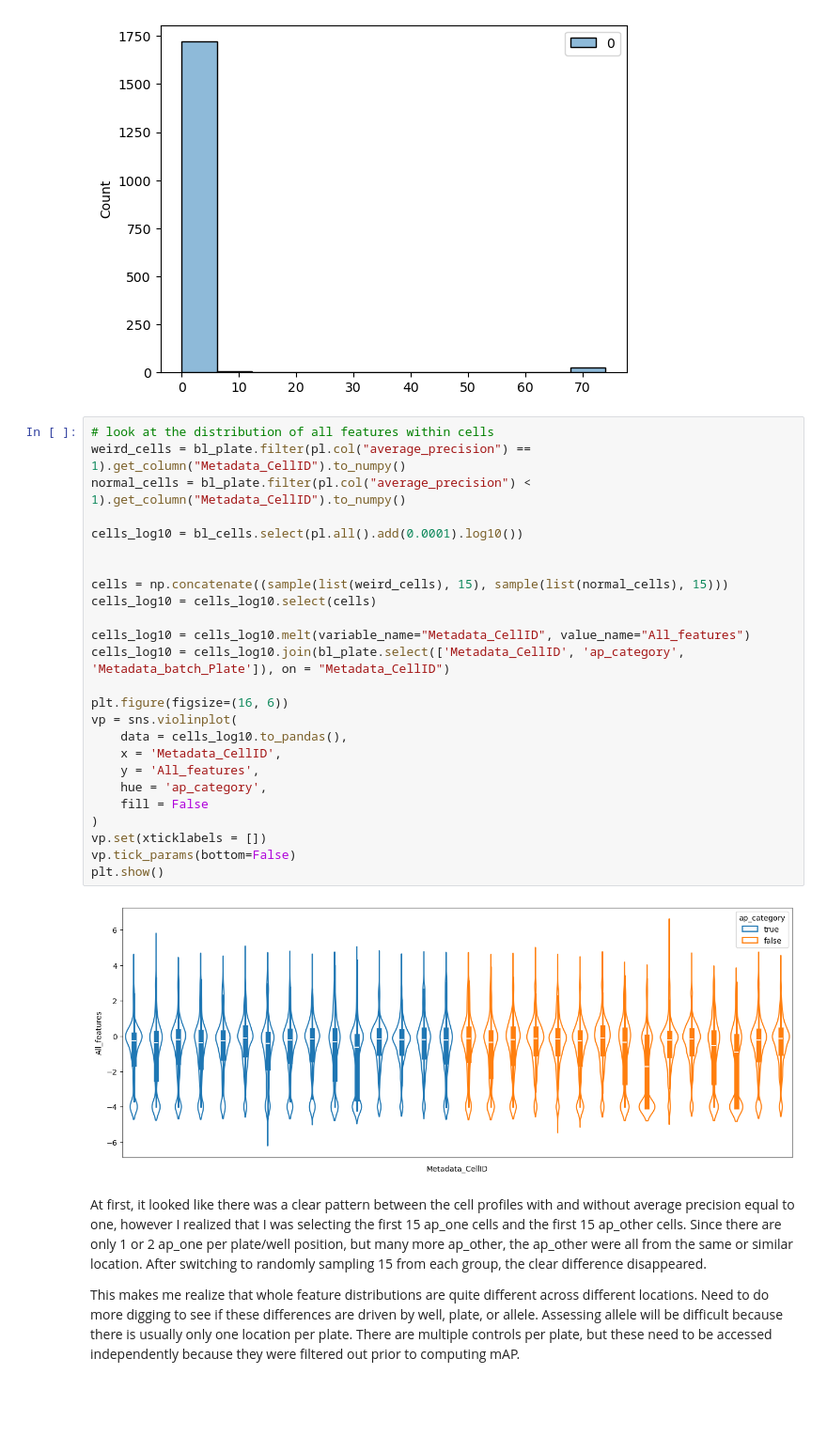
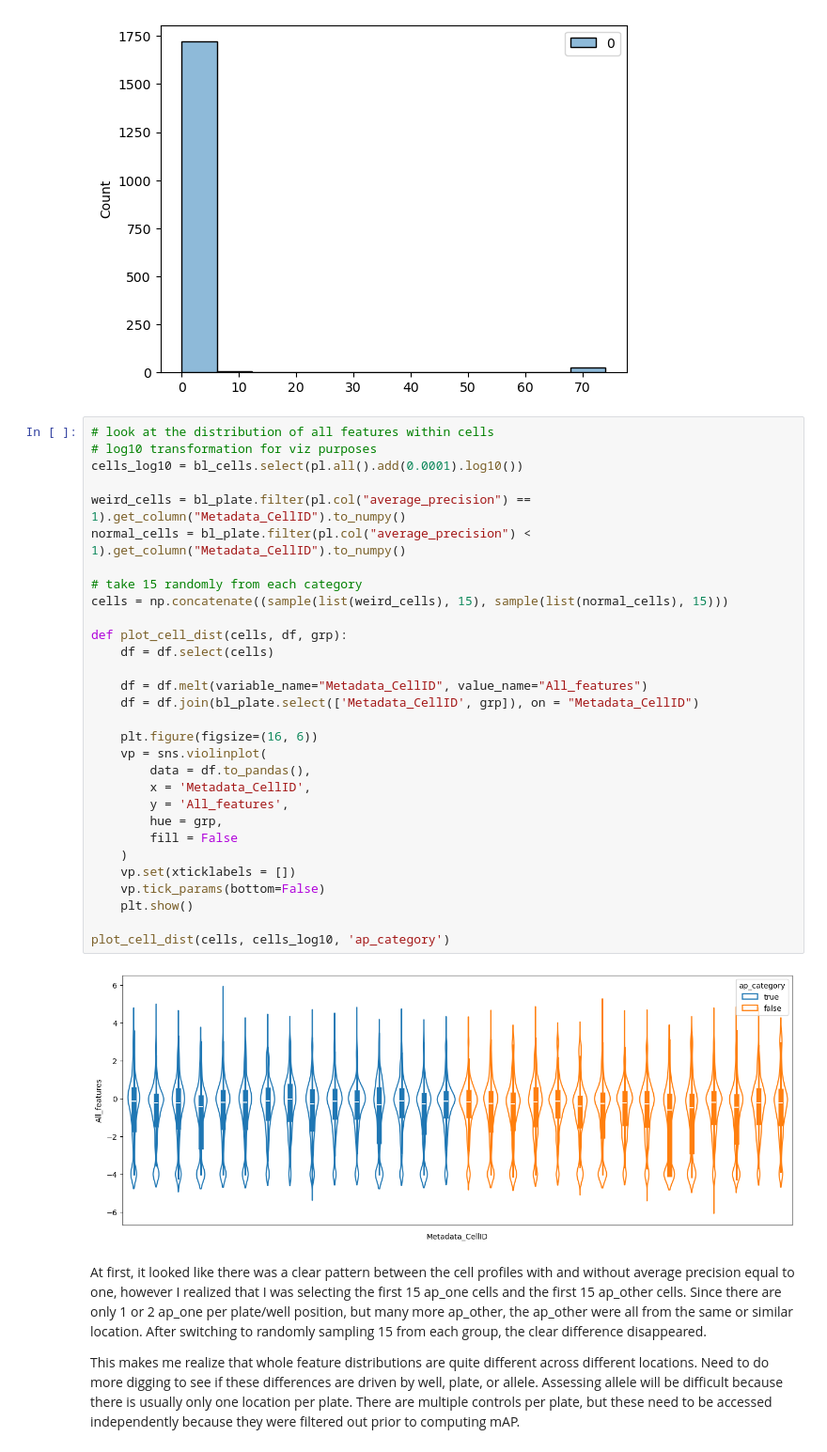
Before and after one commit to runxi-shen/2021_09_01_VarChAMP, a Jupyter notebook: 7.downstream_analysis_jess/notebooks/explore_map_results.ipynb, the cells around one changed output. Shown at 94% size. Drawn from its saved outputs; the diff is of its cells as text; blank space fills up the shorter version.

```diff
--- a/7.downstream_analysis_jess/notebooks/explore_map_results.ipynb
+++ b/7.downstream_analysis_jess/notebooks/explore_map_results.ipynb
@@ -215,31 +234,36 @@ Cells with relatively high number of NaNs:  29
 [figure]
 # %%
 # look at the distribution of all features within cells
+# log10 transformation for viz purposes
+cells_log10 = bl_cells.select(pl.all().add(0.0001).log10())
+
 weird_cells = bl_plate.filter(pl.col("average_precision") == 1).get_column("Metadata_CellID").to_numpy()
 normal_cells = bl_plate.filter(pl.col("average_precision") < 1).get_column("Metadata_CellID").to_numpy()
 
-cells_log10 = bl_cells.select(pl.all().add(0.0001).log10())
+# take 15 randomly from each category
+cells = np.concatenate((sample(list(weird_cells), 15), sample(list(normal_cells), 15)))
 
+def plot_cell_dist(cells, df, grp):
+    df = df.select(cells)
 
-cells = np.concatenate((sample(list(weird_cells), 15), sample(list(normal_cells), 15)))
-cells_log10 = cells_log10.select(cells)
+    df = df.melt(variable_name="Metadata_CellID", value_name="All_features")
+    df = df.join(bl_plate.select(['Metadata_CellID', grp]), on = "Metadata_CellID")
 
-cells_log10 = cells_log10.melt(variable_name="Metadata_CellID", value_name="All_features")
-cells_log10 = cells_log10.join(bl_plate.select(['Metadata_CellID', 'ap_category', 'Metadata_batch_Plate']), on = "Metadata_CellID")
+    plt.figure(figsize=(16, 6))
+    vp = sns.violinplot(
+        data = df.to_pandas(),
+        x = 'Metadata_CellID',
+        y = 'All_features',
+        hue = grp,
+        fill = False
+    )
+    vp.set(xticklabels = [])
+    vp.tick_params(bottom=False)
+    plt.show()
 
-plt.figure(figsize=(16, 6))
-vp = sns.violinplot(
-    data = cells_log10.to_pandas(),
-    x = 'Metadata_CellID',
-    y = 'All_features',
-    hue = 'ap_category',
-    fill = False
-)
-vp.set(xticklabels = [])
-vp.tick_params(bottom=False)
-plt.show()
+plot_cell_dist(cells, cells_log10, 'ap_category')
 # %% [output]
-[figure, old version]
+[figure, new version]
 # %% [markdown]
 At first, it looked like there was a clear pattern between the cell profiles with and without average precision equal to one, however I realized that I was selecting the first 15 ap_one cells and the first 15 ap_other cells. Since there are only 1 or 2 ap_one per plate/well position, but many more ap_other, the ap_other were all from the same or similar location. After switching to randomly sampling 15 from each group, the clear difference disappeared.
 
```
Also changed, not shown: parts of 11 cells of this notebook.
